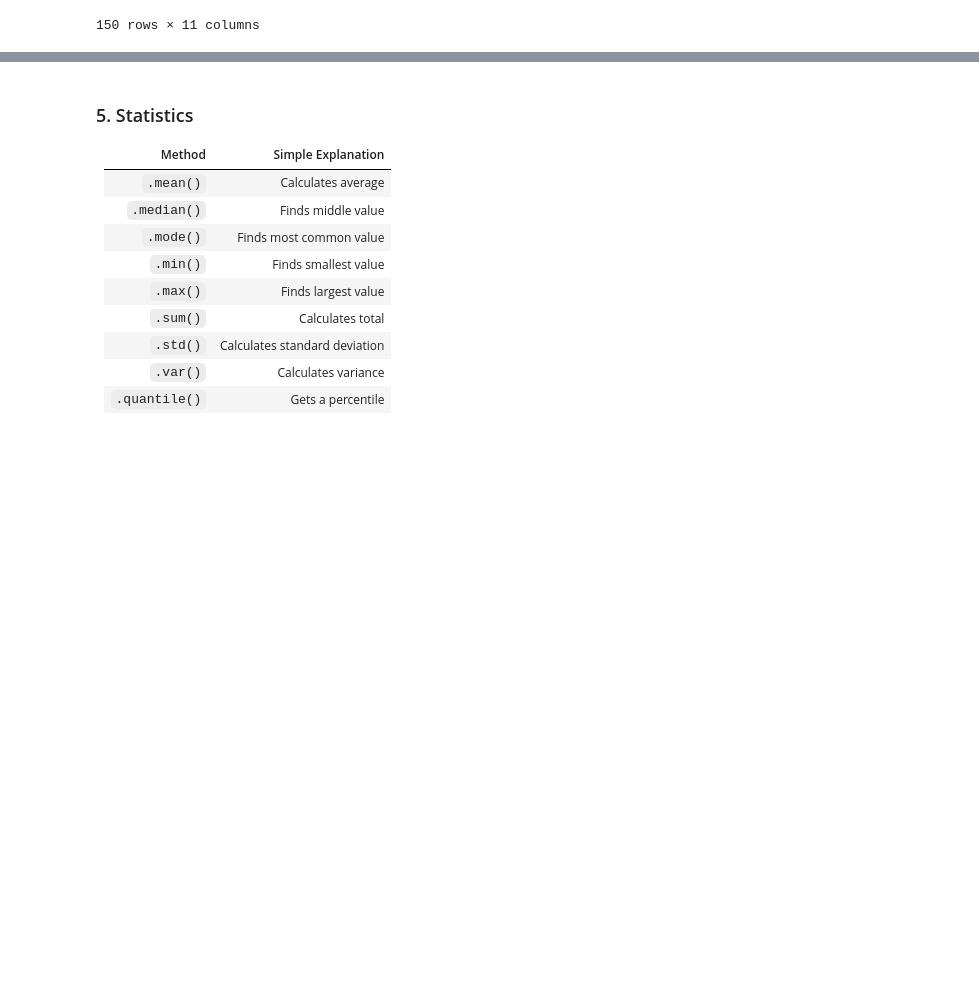
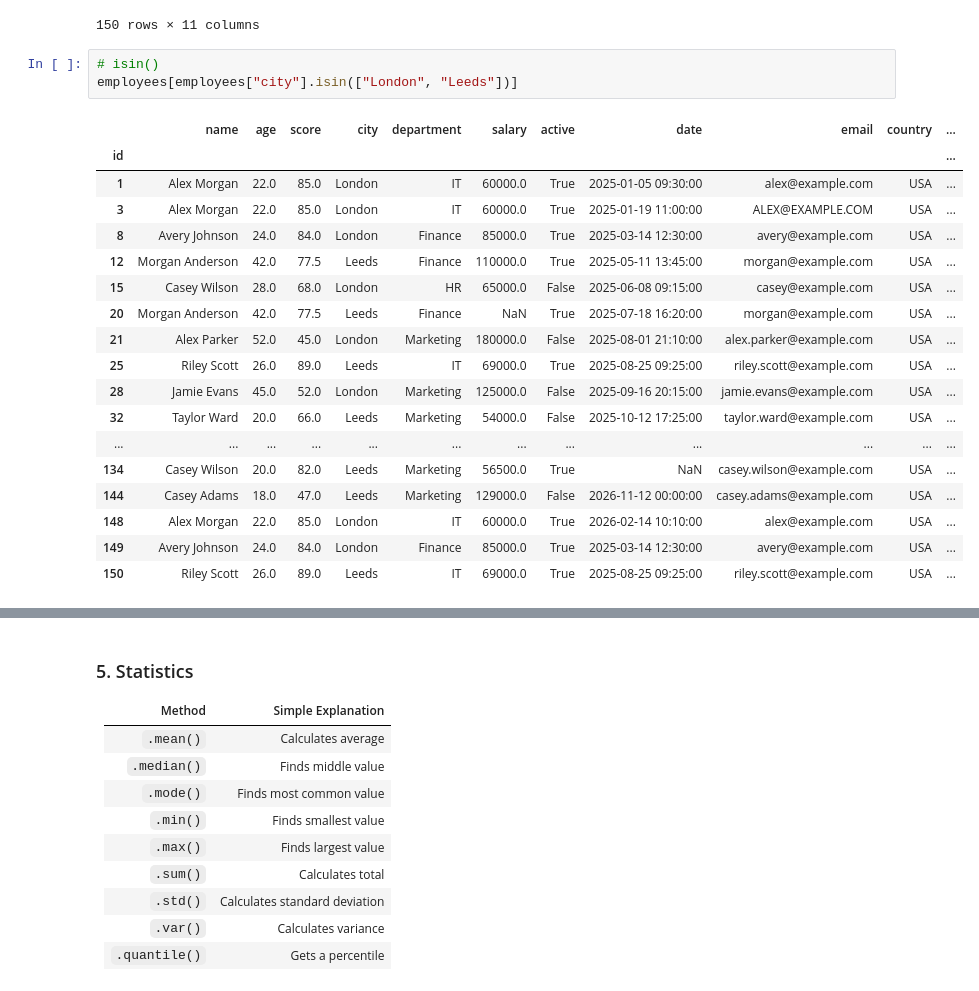
Before and after one commit to zaibgray/pandas, a Jupyter notebook: pandas.ipynb, the cells around one changed output, grey strips where cells are left out. Saved outputs shown, nothing was run; the diff lists cells and outputs as text; blank space fills up the shorter version.

```diff
--- a/pandas.ipynb
+++ b/pandas.ipynb
@@ -2078,3 +2078,25 @@ employees
 | 149 | Cameron Wright | 53.0 | 57.0 | Glasgow | Marketing | NaN | True | 2026-11-17 15:00:00 | cameron.wright@example.com | USA | ... |
 | 150 | Morgan King | 24.0 | 70.0 | Cardiff | Sales | 52500.0 | True | 2026-11-18 18:00:00 | morgan.king@example.com | USA | ... |
 150 rows × 11 columns
+# %%
+# isin()
+employees[employees["city"].isin(["London", "Leeds"])]
+# %% [output]
+|  | name | age | score | city | department | salary | active | date | email | country | ... |
+| id |  |  |  |  |  |  |  |  |  |  | ... |
+| 1 | Alex Morgan | 22.0 | 85.0 | London | IT | 60000.0 | True | 2025-01-05 09:30:00 | alex@example.com | USA | ... |
+| 3 | Alex Morgan | 22.0 | 85.0 | London | IT | 60000.0 | True | 2025-01-19 11:00:00 | ALEX@EXAMPLE.COM | USA | ... |
+| 8 | Avery Johnson | 24.0 | 84.0 | London | Finance | 85000.0 | True | 2025-03-14 12:30:00 | avery@example.com | USA | ... |
+| 12 | Morgan Anderson | 42.0 | 77.5 | Leeds | Finance | 110000.0 | True | 2025-05-11 13:45:00 | morgan@example.com | USA | ... |
+| 15 | Casey Wilson | 28.0 | 68.0 | London | HR | 65000.0 | False | 2025-06-08 09:15:00 | casey@example.com | USA | ... |
+| 20 | Morgan Anderson | 42.0 | 77.5 | Leeds | Finance | NaN | True | 2025-07-18 16:20:00 | morgan@example.com | USA | ... |
+| 21 | Alex Parker | 52.0 | 45.0 | London | Marketing | 180000.0 | False | 2025-08-01 21:10:00 | alex.parker@example.com | USA | ... |
+| 25 | Riley Scott | 26.0 | 89.0 | Leeds | IT | 69000.0 | True | 2025-08-25 09:25:00 | riley.scott@example.com | USA | ... |
+| 28 | Jamie Evans | 45.0 | 52.0 | London | Marketing | 125000.0 | False | 2025-09-16 20:15:00 | jamie.evans@example.com | USA | ... |
+| 32 | Taylor Ward | 20.0 | 66.0 | Leeds | Marketing | 54000.0 | False | 2025-10-12 17:25:00 | taylor.ward@example.com | USA | ... |
+| ... | ... | ... | ... | ... | ... | ... | ... | ... | ... | ... | ... |
+| 134 | Casey Wilson | 20.0 | 82.0 | Leeds | Marketing | 56500.0 | True | NaN | casey.wilson@example.com | USA | ... |
+| 144 | Casey Adams | 18.0 | 47.0 | Leeds | Marketing | 129000.0 | False | 2026-11-12 00:00:00 | casey.adams@example.com | USA | ... |
+| 148 | Alex Morgan | 22.0 | 85.0 | London | IT | 60000.0 | True | 2026-02-14 10:10:00 | alex@example.com | USA | ... |
+| 149 | Avery Johnson | 24.0 | 84.0 | London | Finance | 85000.0 | True | 2025-03-14 12:30:00 | avery@example.com | USA | ... |
+| 150 | Riley Scott | 26.0 | 89.0 | Leeds | IT | 69000.0 | True | 2025-08-25 09:25:00 | riley.scott@example.com | USA | ... |
```
Also changed, not shown: parts of 2 cells of this notebook.
